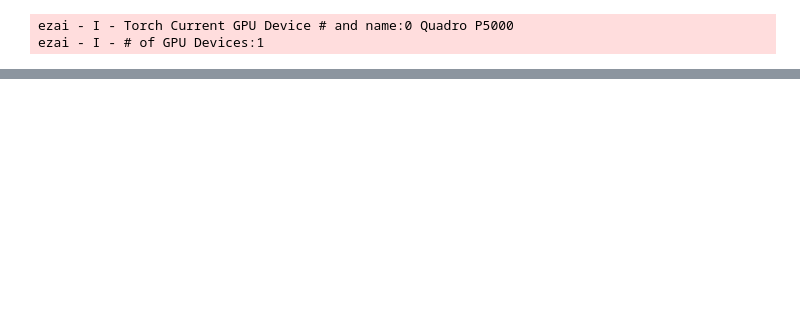
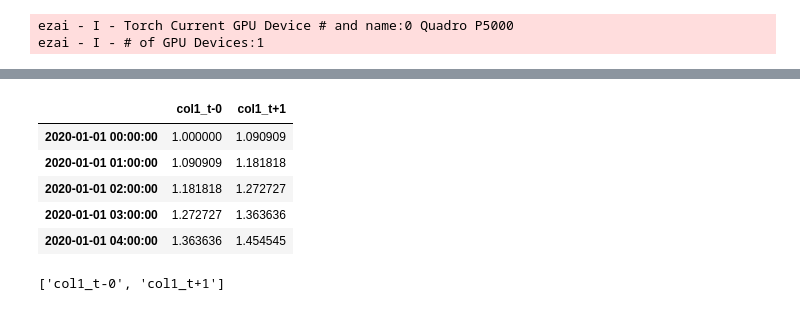
Before and after one commit to armando-fandango/ezai, a Jupyter notebook: examples/playground.ipynb, the cells around one changed output, grey strips where cells are left out. Saved outputs shown, nothing was run; the diff lists cells and outputs as text; code cells hidden in the pictures; blank space fills up the shorter version.

```diff
--- a/examples/playground.ipynb
+++ b/examples/playground.ipynb
@@ -99,0 +129,15 @@ ezai - I - # of GPU Devices:1
+# %%
+xy_df, (x_cols,y_cols) = temporal.df_to_xy(df1d,dim3=False)
+ipd(xy_df.head())
+# %% [output]
+|  | col1_t-0 | col1_t+1 |
+| 2020-01-01 00:00:00 | 1.000000 | 1.090909 |
+| 2020-01-01 01:00:00 | 1.090909 | 1.181818 |
+| 2020-01-01 02:00:00 | 1.181818 | 1.272727 |
+| 2020-01-01 03:00:00 | 1.272727 | 1.363636 |
+| 2020-01-01 04:00:00 | 1.363636 | 1.454545 |
+# %%
+xy_cols = list(set(x_cols+y_cols))
+print(xy_cols)
+# %% [output]
+['col1_t-0', 'col1_t+1']
```
Also changed, not shown: parts of 11 cells of this notebook, 15 other files.
